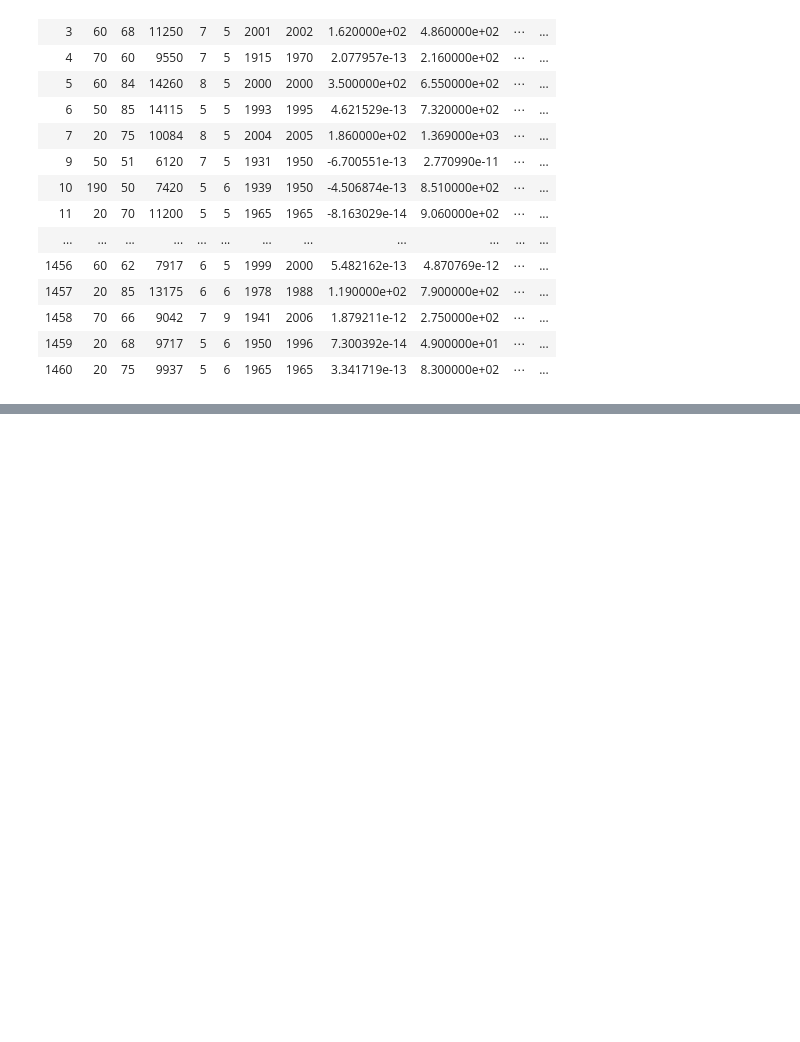
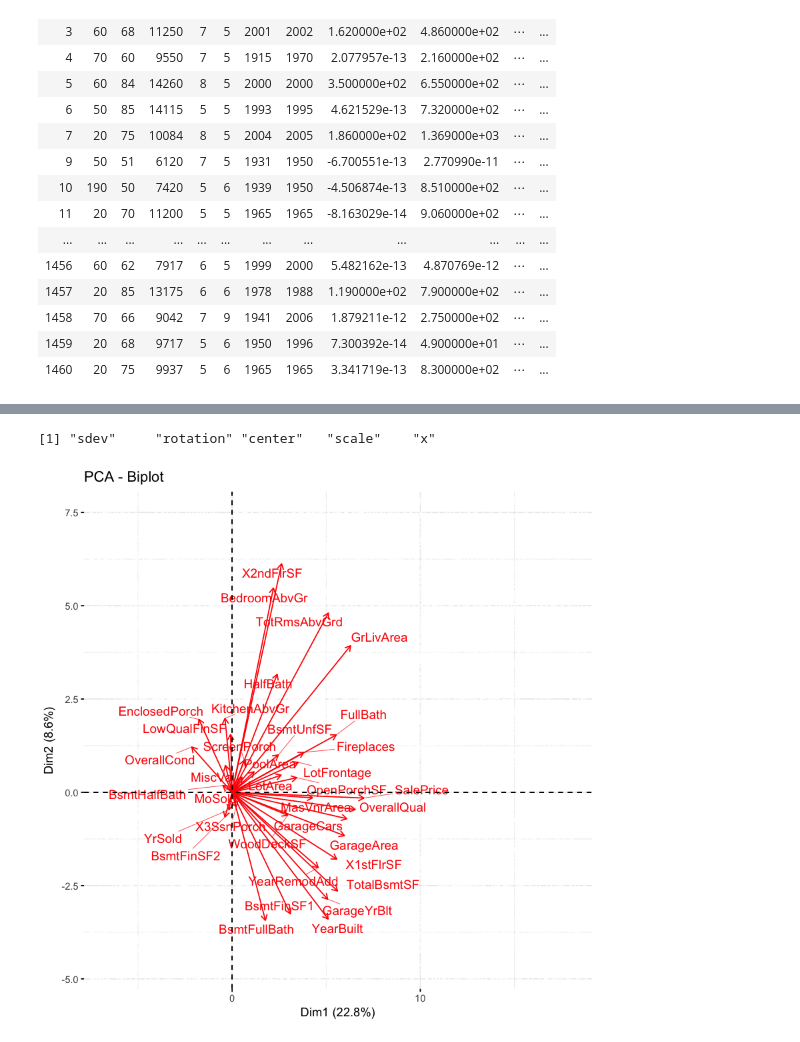
Before and after one commit to giggles-data-science/Data-Analysis-with-R, a Jupyter notebook: Feature Engineering, SVD, and PCA in R Draft.ipynb, the cells around one changed output, grey strips where cells are left out. Cells and saved outputs as stored; diff of their text form; code cells hidden in the pictures; blank space fills up the shorter version.

```diff
--- a/Feature Engineering, SVD, and PCA in R Draft.ipynb
+++ b/Feature Engineering, SVD, and PCA in R Draft.ipynb
@@ -825,0 +679,22 @@ summary(PCACM)
+# %%
+#principal component analysis
+#view names of results from principal components
+X <- as.data.frame(na.omit(numeric_df))
+X$Id <- NULL
+X$MSSubClass <- NULL
+prin_comp <- prcomp(X, scale. = T)
+names(prin_comp)
+#outputs the mean of variables
+#head(prin_comp$center)
+#outputs the standard deviation of variables
+#head(prin_comp$scale)
+#head(prin_comp$rotation)
+# %% [output]
+[1] "sdev"     "rotation" "center"   "scale"    "x"
+# %%
+fviz_pca_biplot(prin_comp, repel = TRUE,
+                col.var = "red", # Variables color
+                col.ind = "white"  # Individuals color
+                )
+# %% [output]
+[figure, added]
```
Also changed, not shown: parts of 23 cells of this notebook.
